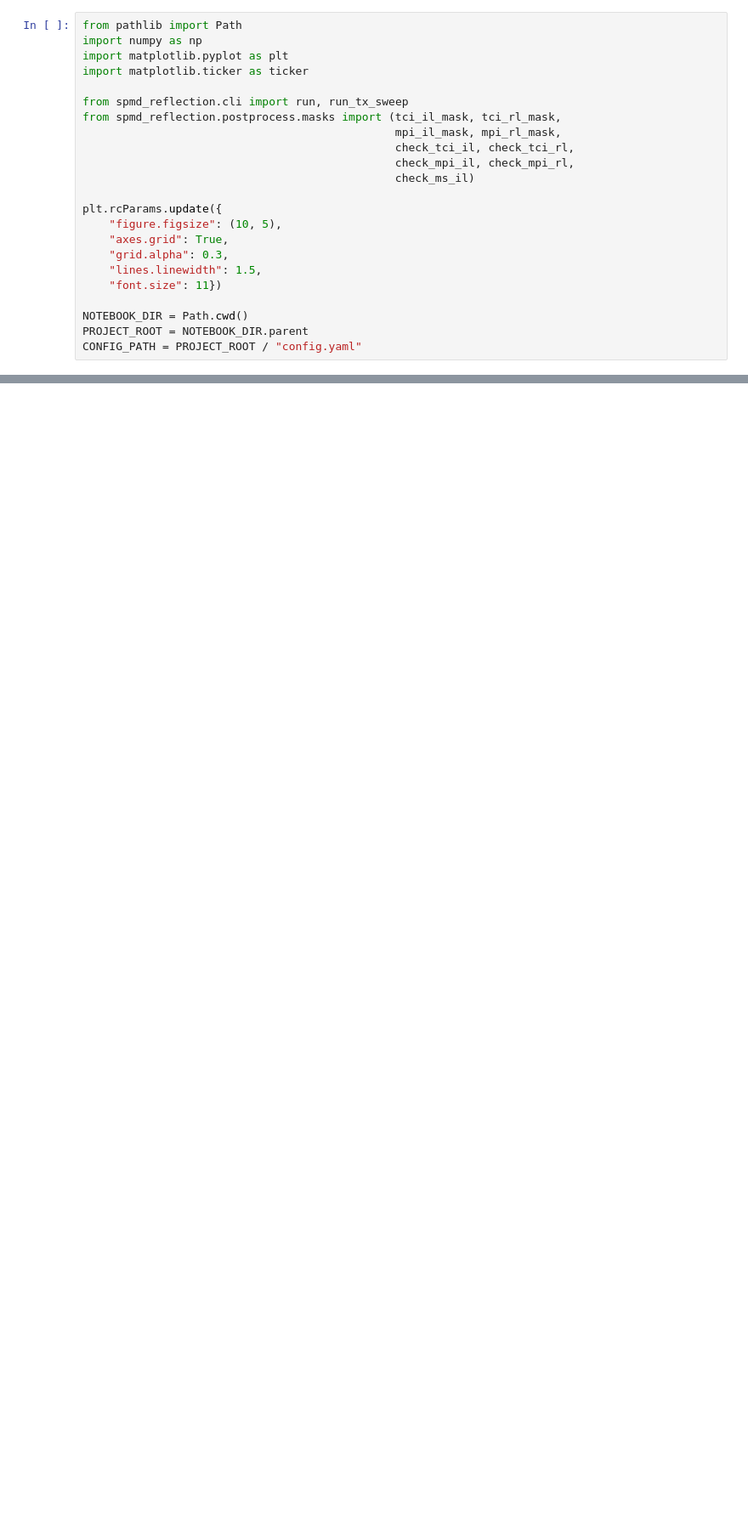
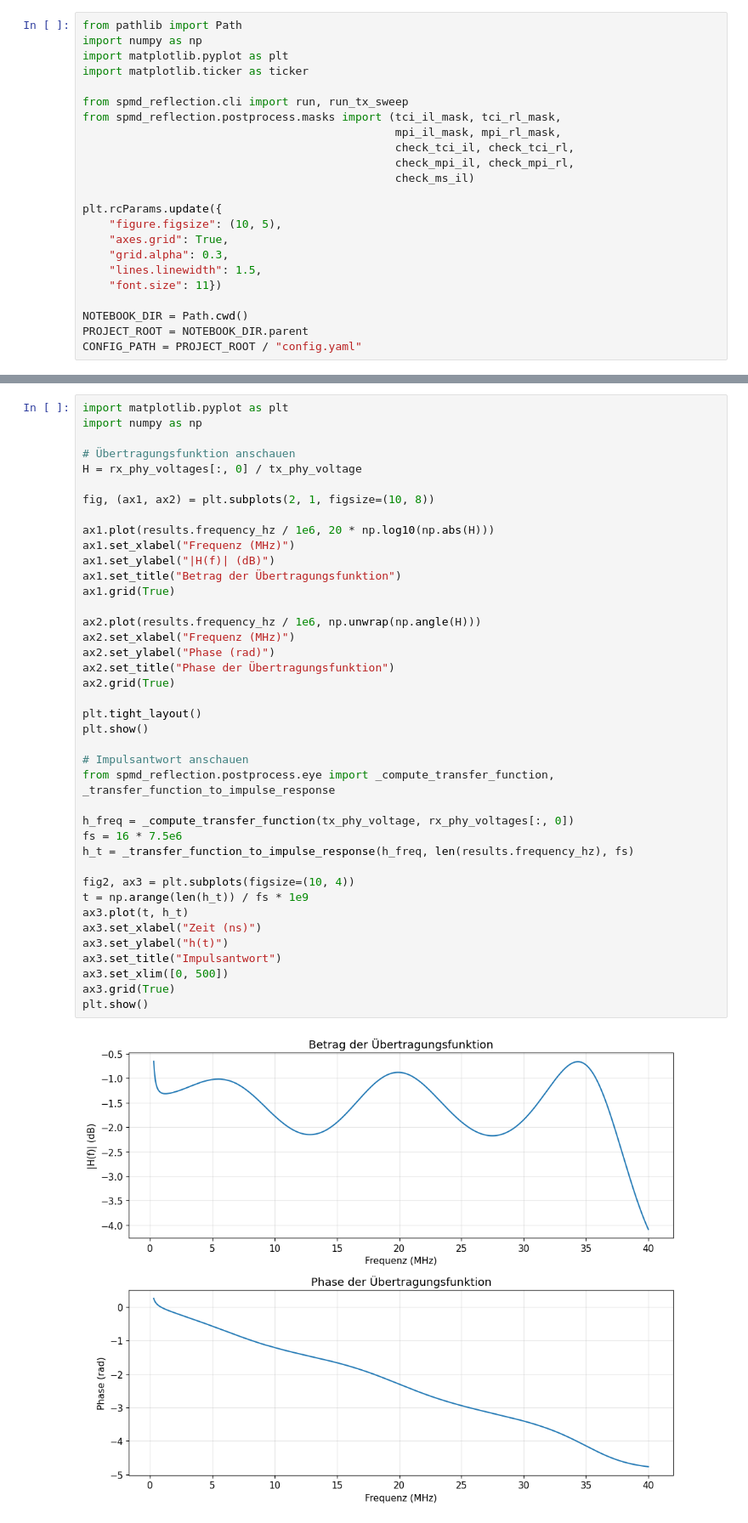
Before and after one commit to m4rin3r0/SPMD-reflexion-sim, a Jupyter notebook: notebooks/analysis.ipynb, the cells around one changed output, grey strips where cells are left out. Shown at 85% size. Cells and saved outputs as stored; diff of their text form; blank space fills up the shorter version.

Commit message:
updated eye compute

```diff
--- a/notebooks/analysis.ipynb
+++ b/notebooks/analysis.ipynb
@@ -245,0 +229,42 @@ for rx_idx in range(0,n_rx):
+# %%
+import matplotlib.pyplot as plt
+import numpy as np
+
+# Übertragungsfunktion anschauen
+H = rx_phy_voltages[:, 0] / tx_phy_voltage
+
+fig, (ax1, ax2) = plt.subplots(2, 1, figsize=(10, 8))
+
+ax1.plot(results.frequency_hz / 1e6, 20 * np.log10(np.abs(H)))
+ax1.set_xlabel("Frequenz (MHz)")
+ax1.set_ylabel("|H(f)| (dB)")
+ax1.set_title("Betrag der Übertragungsfunktion")
+ax1.grid(True)
+
+ax2.plot(results.frequency_hz / 1e6, np.unwrap(np.angle(H)))
+ax2.set_xlabel("Frequenz (MHz)")
+ax2.set_ylabel("Phase (rad)")
+ax2.set_title("Phase der Übertragungsfunktion")
+ax2.grid(True)
+
+plt.tight_layout()
+plt.show()
+
+# Impulsantwort anschauen
+from spmd_reflection.postprocess.eye import _compute_transfer_function, _transfer_function_to_impulse_response
+
+h_freq = _compute_transfer_function(tx_phy_voltage, rx_phy_voltages[:, 0])
+fs = 16 * 7.5e6
+h_t = _transfer_function_to_impulse_response(h_freq, len(results.frequency_hz), fs)
+
+fig2, ax3 = plt.subplots(figsize=(10, 4))
+t = np.arange(len(h_t)) / fs * 1e9
+ax3.plot(t, h_t)
+ax3.set_xlabel("Zeit (ns)")
+ax3.set_ylabel("h(t)")
+ax3.set_title("Impulsantwort")
+ax3.set_xlim([0, 500])
+ax3.grid(True)
+plt.show()
+# %% [output]
+[figure, added]
```
Also changed, not shown: parts of 9 cells of this notebook, 2 other files.
